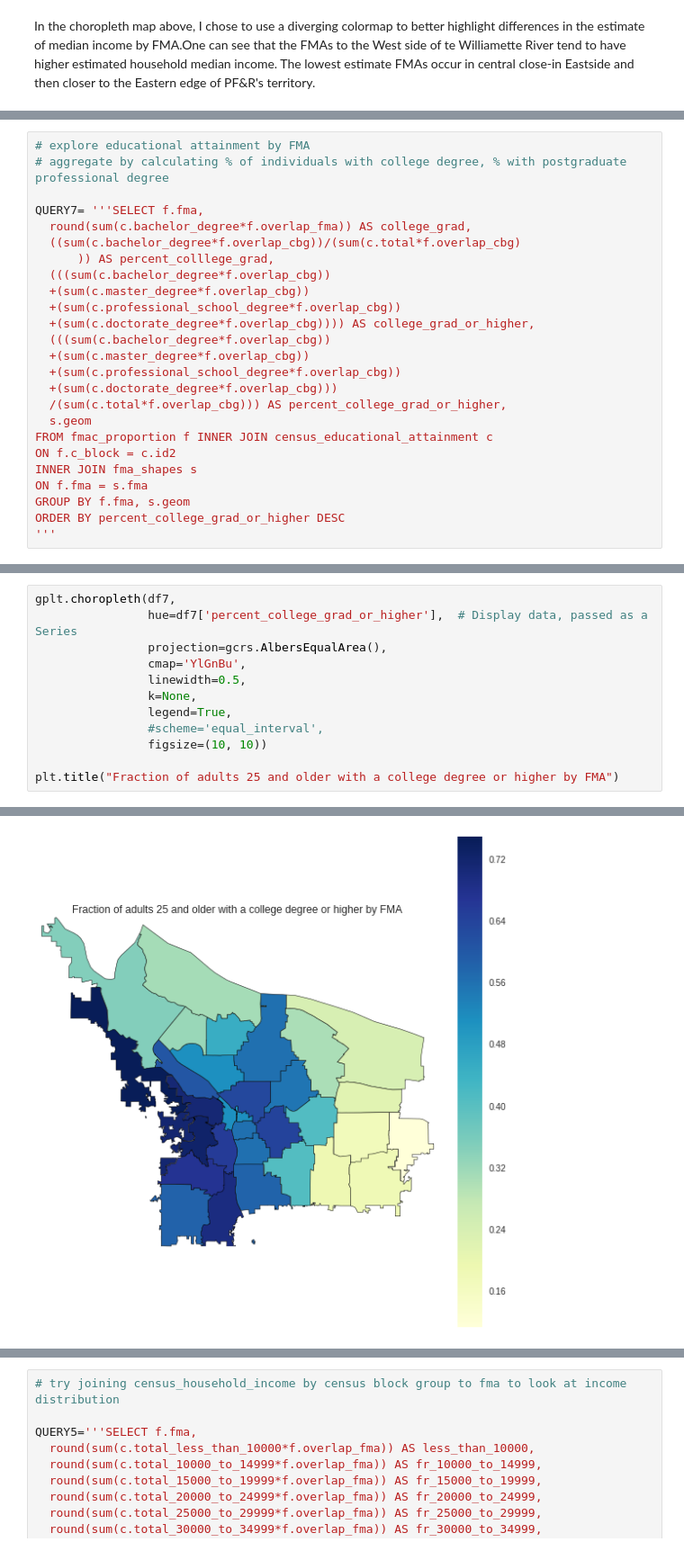
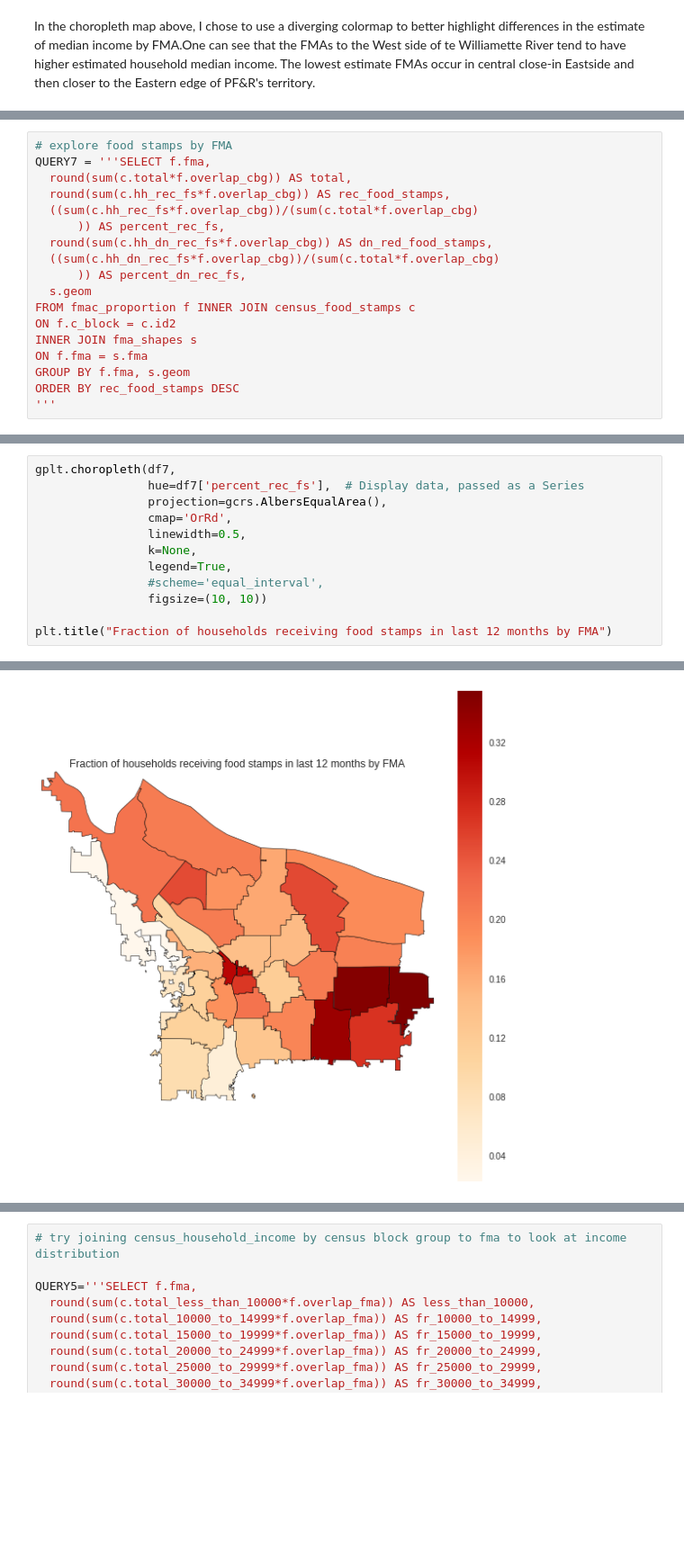
Before and after one commit to sky-t/hack-or-emergency-response, a Jupyter notebook: census_eda_geo.ipynb, the cells around one changed output, grey strips where cells are left out. Shown at 90% size. Drawn from its saved outputs; the diff is of its cells as text; blank space fills up the shorter version.

```diff
--- a/census_eda_geo.ipynb
+++ b/census_eda_geo.ipynb
@@ -477,27 +545,20 @@ plt.title("Fraction of individuals without health insurance by FMA")
 # %%
-# explore educational attainment by FMA
-# aggregate by calculating % of individuals with college degree, % with postgraduate professional degree
-
-QUERY7= '''SELECT f.fma,
-  round(sum(c.bachelor_degree*f.overlap_fma)) AS college_grad,
-  ((sum(c.bachelor_degree*f.overlap_cbg))/(sum(c.total*f.overlap_cbg)
-      )) AS percent_colllege_grad,
-  (((sum(c.bachelor_degree*f.overlap_cbg))
-  +(sum(c.master_degree*f.overlap_cbg))
-  +(sum(c.professional_school_degree*f.overlap_cbg))
-  +(sum(c.doctorate_degree*f.overlap_cbg)))) AS college_grad_or_higher,
-  (((sum(c.bachelor_degree*f.overlap_cbg))
-  +(sum(c.master_degree*f.overlap_cbg))
-  +(sum(c.professional_school_degree*f.overlap_cbg))
-  +(sum(c.doctorate_degree*f.overlap_cbg)))
-  /(sum(c.total*f.overlap_cbg))) AS percent_college_grad_or_higher,
+# explore food stamps by FMA
+QUERY7 = '''SELECT f.fma,
+  round(sum(c.total*f.overlap_cbg)) AS total,
+  round(sum(c.hh_rec_fs*f.overlap_cbg)) AS rec_food_stamps,
+  ((sum(c.hh_rec_fs*f.overlap_cbg))/(sum(c.total*f.overlap_cbg)
+      )) AS percent_rec_fs,
+  round(sum(c.hh_dn_rec_fs*f.overlap_cbg)) AS dn_red_food_stamps,
+  ((sum(c.hh_dn_rec_fs*f.overlap_cbg))/(sum(c.total*f.overlap_cbg)
+      )) AS percent_dn_rec_fs,
   s.geom
-FROM fmac_proportion f INNER JOIN census_educational_attainment c
+FROM fmac_proportion f INNER JOIN census_food_stamps c
 ON f.c_block = c.id2
 INNER JOIN fma_shapes s
 ON f.fma = s.fma
 GROUP BY f.fma, s.geom
-ORDER BY percent_college_grad_or_higher DESC
+ORDER BY rec_food_stamps DESC
 '''
 # %%
 df7 = gpd_query(QUERY7)
@@ -522,16 +605,16 @@ created geopandas dataframe!
 # %%
 gplt.choropleth(df7,
-                hue=df7['percent_college_grad_or_higher'],  # Display data, passed as a Series
+                hue=df7['percent_rec_fs'],  # Display data, passed as a Series
                 projection=gcrs.AlbersEqualArea(),
-                cmap='YlGnBu',
+                cmap='OrRd',
                 linewidth=0.5,
                 k=None,
                 legend=True,
                 #scheme='equal_interval',
                 figsize=(10, 10))
 
-plt.title("Fraction of adults 25 and older with a college degree or higher by FMA")
+plt.title("Fraction of households receiving food stamps in last 12 months by FMA")
 # %% [output]
 <matplotlib.text.Text at 0x...>
-[figure, old version]
+[figure, new version]
 # %%
```
Also changed, not shown: parts of 30 cells of this notebook.
